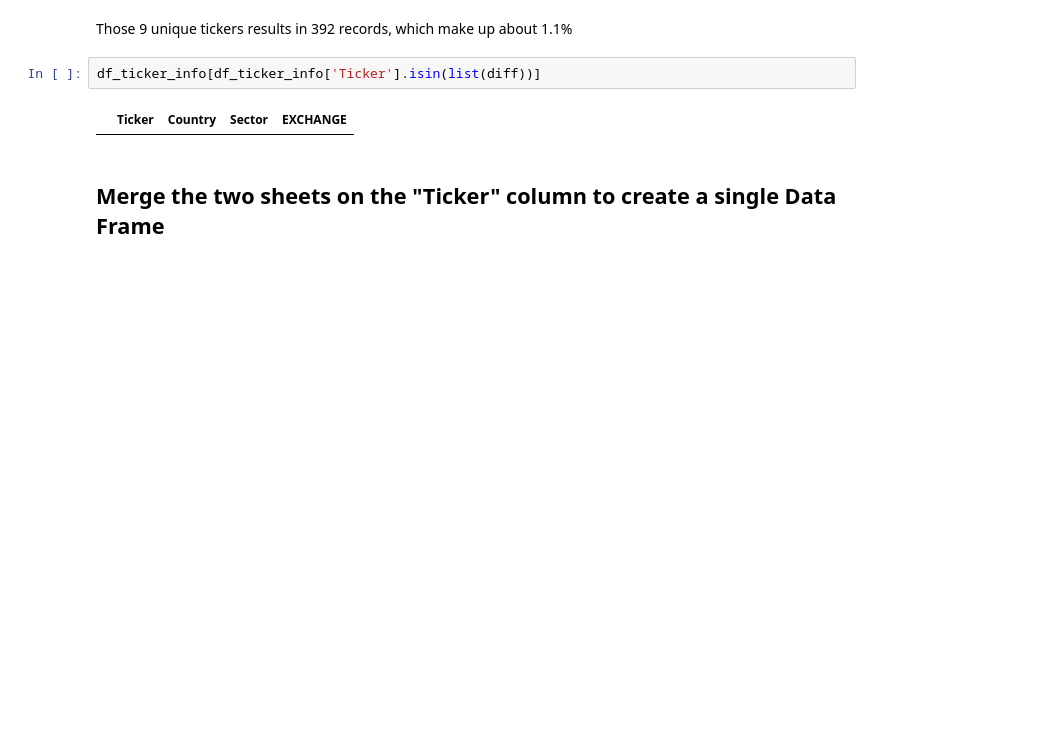
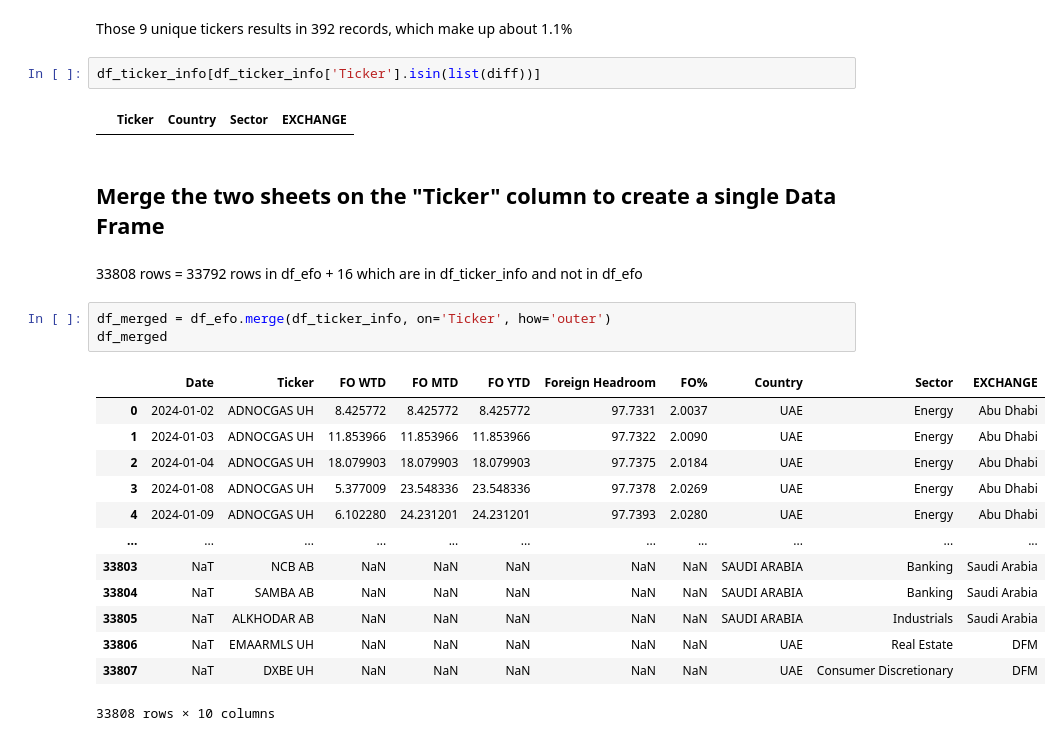
Before and after one commit to eslamdyab21/Data-exchange-processing, a Jupyter notebook: Foreign-Ownership-Analysis/notebook.ipynb, the cells around one changed output. Drawn from its saved outputs; the diff is of its cells as text; blank space fills up the shorter version.

Commit message:
merge two dfs

```diff
--- a/Foreign-Ownership-Analysis/notebook.ipynb
+++ b/Foreign-Ownership-Analysis/notebook.ipynb
@@ -311,3 +311,22 @@ df_ticker_info[df_ticker_info['Ticker'].isin(list(diff))]
 |  | Ticker | Country | Sector | EXCHANGE |
 # %% [markdown]
 ## Merge the two sheets on the "Ticker" column to create a single Data Frame
+# %% [markdown]
+33808 rows = 33792 rows in df_efo + 16 which are in df_ticker_info and not in df_efo
+# %%
+df_merged = df_efo.merge(df_ticker_info, on='Ticker', how='outer')
+df_merged
+# %% [output]
+|  | Date | Ticker | FO WTD | FO MTD | FO YTD | Foreign Headroom | FO% | Country | Sector | EXCHANGE |
+| 0 | 2024-01-02 | ADNOCGAS UH | 8.425772 | 8.425772 | 8.425772 | 97.7331 | 2.0037 | UAE | Energy | Abu Dhabi |
+| 1 | 2024-01-03 | ADNOCGAS UH | 11.853966 | 11.853966 | 11.853966 | 97.7322 | 2.0090 | UAE | Energy | Abu Dhabi |
+| 2 | 2024-01-04 | ADNOCGAS UH | 18.079903 | 18.079903 | 18.079903 | 97.7375 | 2.0184 | UAE | Energy | Abu Dhabi |
+| 3 | 2024-01-08 | ADNOCGAS UH | 5.377009 | 23.548336 | 23.548336 | 97.7378 | 2.0269 | UAE | Energy | Abu Dhabi |
+| 4 | 2024-01-09 | ADNOCGAS UH | 6.102280 | 24.231201 | 24.231201 | 97.7393 | 2.0280 | UAE | Energy | Abu Dhabi |
+| ... | ... | ... | ... | ... | ... | ... | ... | ... | ... | ... |
+| 33803 | NaT | NCB AB | NaN | NaN | NaN | NaN | NaN | SAUDI ARABIA | Banking | Saudi Arabia |
+| 33804 | NaT | SAMBA AB | NaN | NaN | NaN | NaN | NaN | SAUDI ARABIA | Banking | Saudi Arabia |
+| 33805 | NaT | ALKHODAR AB | NaN | NaN | NaN | NaN | NaN | SAUDI ARABIA | Industrials | Saudi Arabia |
+| 33806 | NaT | EMAARMLS UH | NaN | NaN | NaN | NaN | NaN | UAE | Real Estate | DFM |
+| 33807 | NaT | DXBE UH | NaN | NaN | NaN | NaN | NaN | UAE | Consumer Discretionary | DFM |
+33808 rows × 10 columns
```
Also changed, not shown: parts of 2 cells of this notebook.
